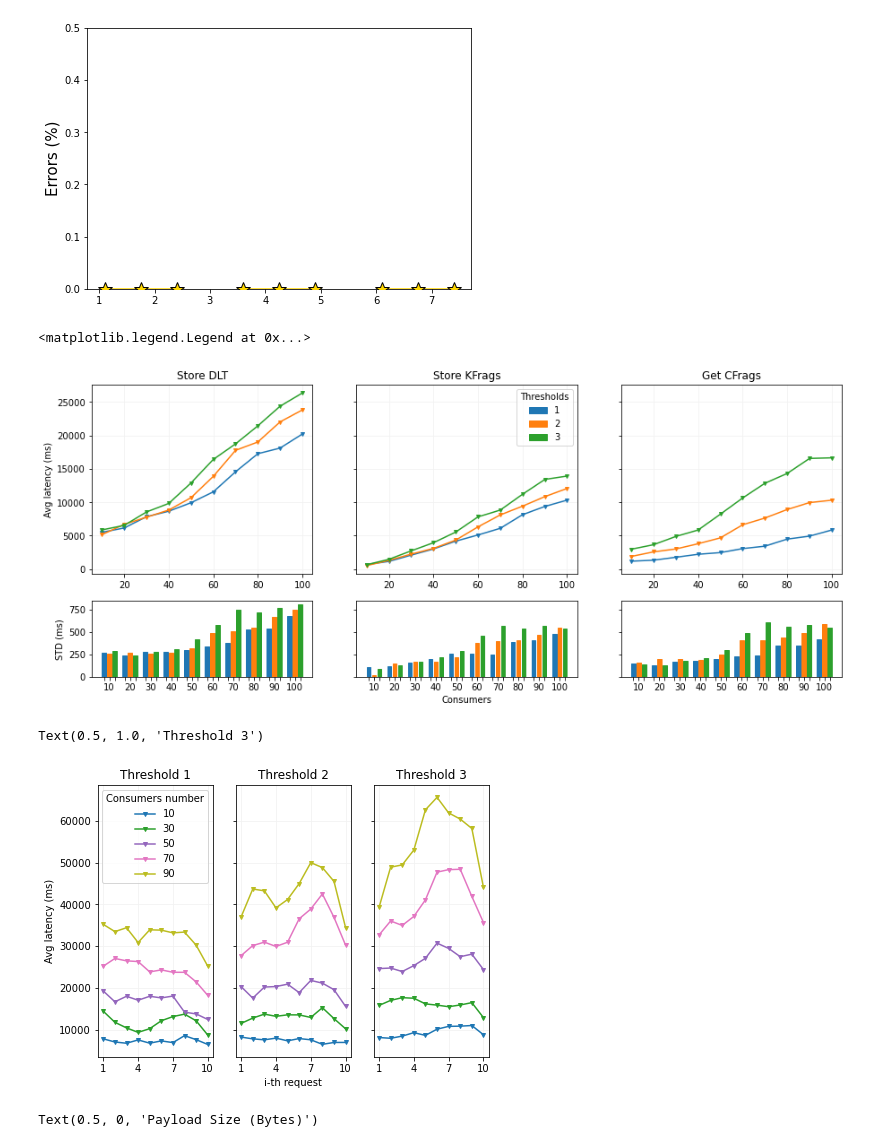
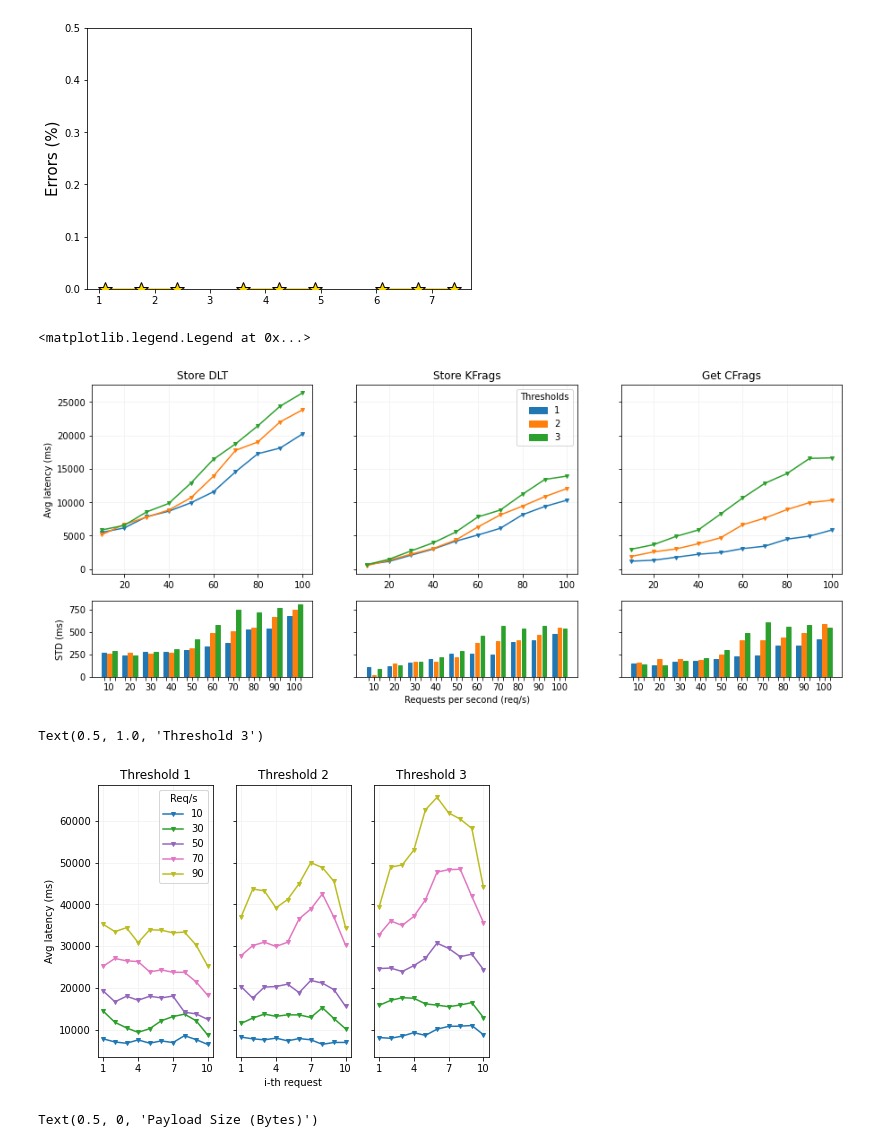
Before and after one commit to miker83z/web5-health-data-sharing-tests, a Jupyter notebook: plots.ipynb, the cells around one changed output. Saved outputs shown, nothing was run; the diff lists cells and outputs as text; code cells hidden in the pictures.

```diff
--- a/plots.ipynb
+++ b/plots.ipynb
@@ -297,7 +297,7 @@ for t in range(0,tNum):
 
 axs[0].set_xticks(positions)
 #axs[0].set_xticklabels(labels, fontsize=15)
-axs[0].set_ylabel("Latency / Requests Per Sec (ms/reqps)", fontsize=10)
+axs[0].set_ylabel("Latency / Requests per sec (ms / req/s)", fontsize=10)
 #axs[0].set_xlabel("bobs", fontsize=15)
 
 colors = list(mcolors.TABLEAU_COLORS) #['tab:blue', 'tab:red', 'tab:green']
@@ -316,7 +316,7 @@ bp2 = axs[1].bar(positions, avg, .5, yerr=errLines,
 axs[1].set_xticks(positions)
 axs[1].set_xticklabels(labels)
 axs[1].set_ylabel("Latency (ms)")
-axs[1].set_xlabel("Consumers")
+axs[1].set_xlabel("Requests per second (req/s)")
 axs[1].set_xlim([positions[0]-.5, positions[-1]+.5])
 
 colors = list(mcolors.TABLEAU_COLORS) #['tab:blue', 'tab:red', 'tab:green']
@@ -381,7 +381,7 @@ for i in range(0,3):
 
 axs[0][0].set_ylabel('Avg latency (ms)')
 axs[1][0].set_ylabel('STD (ms)')
-axs[1][1].set_xlabel('Consumers')
+axs[1][1].set_xlabel('Requests per second (req/s)')
 axs[0][0].set_title('Store DLT')
 axs[0][1].set_title('Store KFrags')
 axs[0][2].set_title('Get CFrags')
@@ -395,7 +395,7 @@ for i in range(tNum):
 axs[0][1].legend(title='Thresholds', handles=patches)
 # %% [output]
 <matplotlib.legend.Legend at 0x...>
-[figure, old version]
+[figure, new version]
 # %%
 matrx = []
 for bobsNumber in bobsNumberTestData:
@@ -428,31 +428,31 @@ for i, row in enumerate(matrxT3):
 # %%
 colors = list(mcolors.TABLEAU_COLORS).copy() #['tab:blue', 'tab:red', 'tab:green']
 
 fig, axs = plt.subplots(1, 3, sharey=True, figsize=(7, 5))
 
 bobsNumberStrTmp = list(bobsNumberTestData.keys())
 
 for c in range(len(matrxT1)):
     if not c % 2:
         axs[0].plot(range(1,11), matrxT1[c], 'v', linestyle='-', color=colors[c], label=bobsNumberStrTmp[c], markersize=4)
         axs[1].plot(range(1,11),matrxT2[c], 'v', linestyle='-', color=colors[c], markersize=4)
         axs[2].plot(range(1,11),matrxT3[c], 'v', linestyle='-', color=colors[c], markersize=4)
         axs[0].set_xticks(range(1,11,3))
         axs[0].grid(color='0.95')
         axs[1].set_xticks(range(1,11,3))
         axs[1].grid(color='0.95')
         axs[2].set_xticks(range(1,11,3))
         axs[2].grid(color='0.95')
 
-axs[0].legend(title='Consumers number')
+axs[0].legend(title='Req/s')
 axs[0].set_ylabel('Avg latency (ms)')
 axs[1].set_xlabel('i-th request')
 axs[0].set_title('Threshold 1')
 axs[1].set_title('Threshold 2')
 axs[2].set_title('Threshold 3')
 # %% [output]
 Text(0.5, 1.0, 'Threshold 3')
-[figure, old version]
+[figure, new version]
 # %%
 kfragsData = {'x':[], 'tot':[]}
 payloadData = {'x':[], 'enc':[], 'dec':[]}
```
Also changed, not shown: parts of 2 cells of this notebook.
